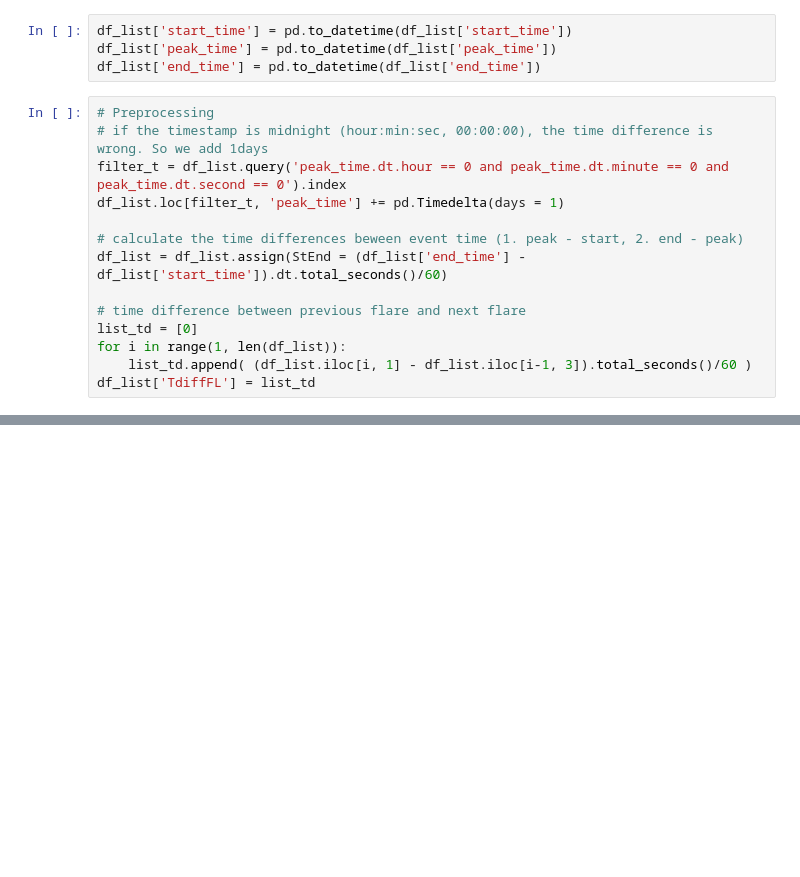
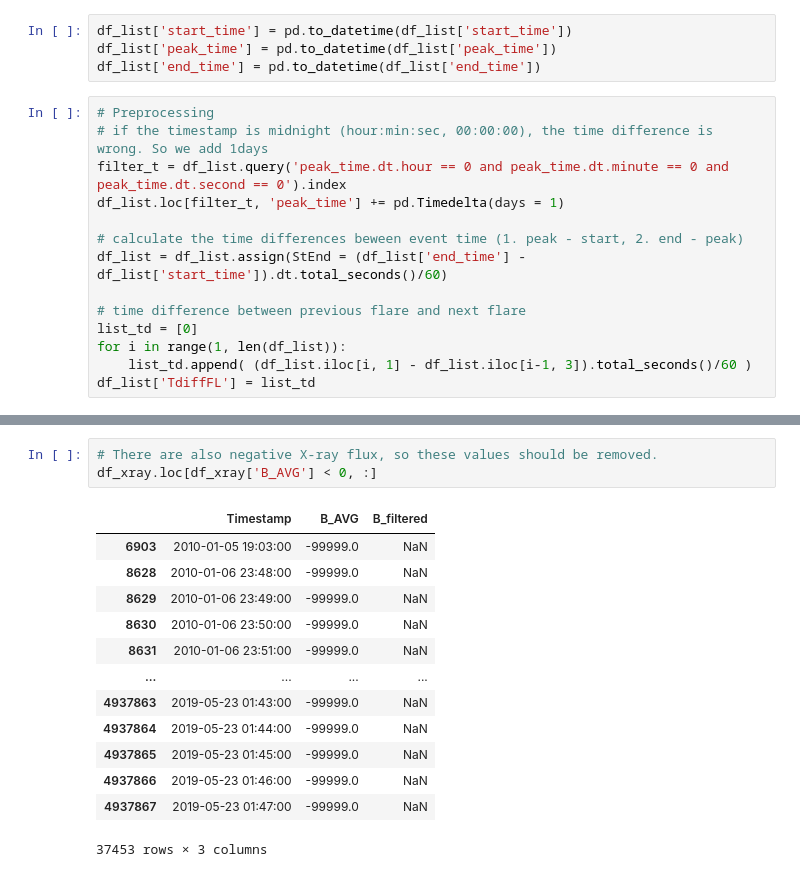
Before and after one commit to JinsuHongg/CMEPredviaSF, a Jupyter notebook: Analysis/SF_dist_analysis.ipynb, the cells around one changed output, grey strips where cells are left out. Drawn from its saved outputs; the diff is of its cells as text; blank space fills up the shorter version.

```diff
--- a/Analysis/SF_dist_analysis.ipynb
+++ b/Analysis/SF_dist_analysis.ipynb
@@ -152,0 +59,17 @@ df_list.loc[df_list['cme_vel'].notnull(), :]
+# %%
+# There are also negative X-ray flux, so these values should be removed.
+df_xray.loc[df_xray['B_AVG'] < 0, :]
+# %% [output]
+|  | Timestamp | B_AVG | B_filtered |
+| 6903 | 2010-01-05 19:03:00 | -99999.0 | NaN |
+| 8628 | 2010-01-06 23:48:00 | -99999.0 | NaN |
+| 8629 | 2010-01-06 23:49:00 | -99999.0 | NaN |
+| 8630 | 2010-01-06 23:50:00 | -99999.0 | NaN |
+| 8631 | 2010-01-06 23:51:00 | -99999.0 | NaN |
+| ... | ... | ... | ... |
+| 4937863 | 2019-05-23 01:43:00 | -99999.0 | NaN |
+| 4937864 | 2019-05-23 01:44:00 | -99999.0 | NaN |
+| 4937865 | 2019-05-23 01:45:00 | -99999.0 | NaN |
+| 4937866 | 2019-05-23 01:46:00 | -99999.0 | NaN |
+| 4937867 | 2019-05-23 01:47:00 | -99999.0 | NaN |
+37453 rows × 3 columns
```
Also changed, not shown: parts of 22 cells of this notebook, 7 other files.
